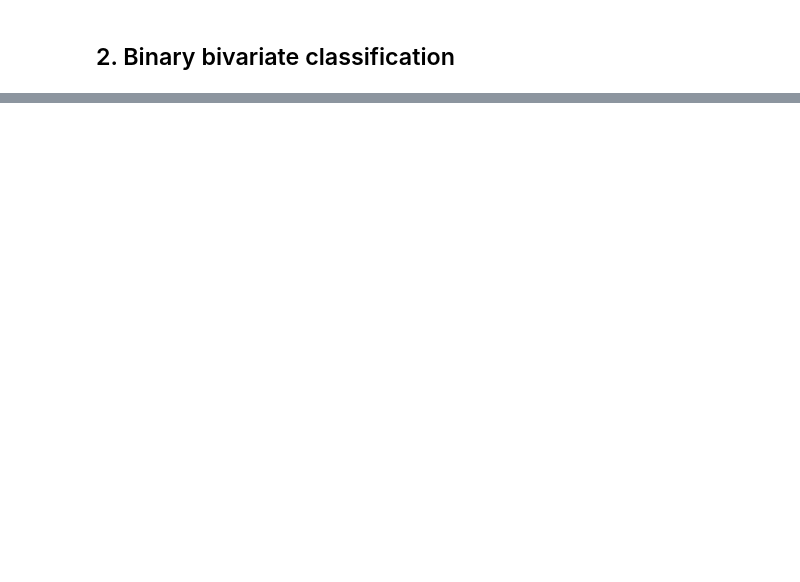
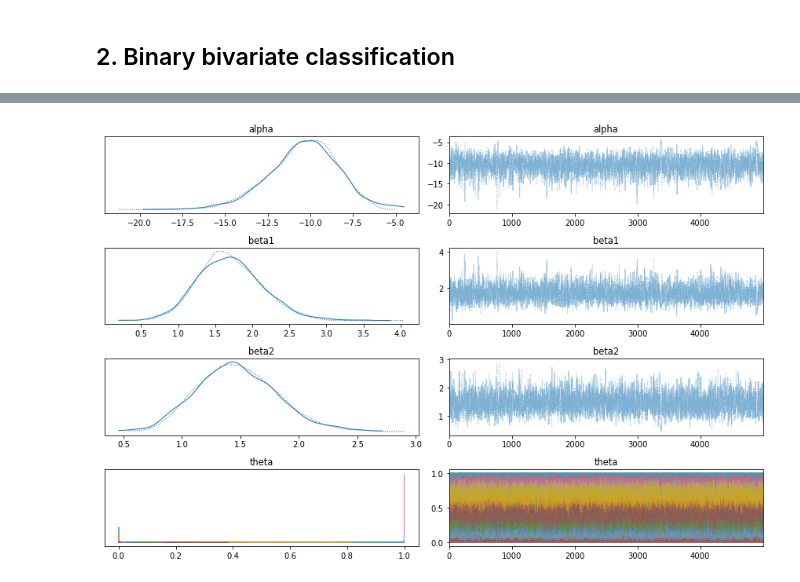
Before and after one commit to claudia-hm/BSPP, a Jupyter notebook: Project/submission/Logistic regression with pymc.ipynb, the cells around one changed output, grey strips where cells are left out. Drawn from its saved outputs; the diff is of its cells as text; code cells hidden in the pictures; blank space fills up the shorter version.

```diff
--- a/Project/submission/Logistic regression with pymc.ipynb
+++ b/Project/submission/Logistic regression with pymc.ipynb
@@ -178,0 +93,17 @@ plt.show()
+# %%
+with pm.Model() as model_0:
+    alpha = pm.Normal('alpha', mu=0, sigma=10)
+    beta1 = pm.Normal('beta1', mu=0, sigma=10)
+    beta2 = pm.Normal('beta2', mu=0, sigma=10)
+
+    mu = alpha + beta1 * x_0[:, 0] + beta2 * x_0[:, 1]
+    #theta = pm.Deterministic('theta', tt.nnet.sigmoid(mu))
+    theta = pm.Deterministic('theta', 1 / (1 + pm.math.exp(-mu)))
+
+    #bd = pm.Deterministic('bd', -alpha/beta)
+
+    yl = pm.Bernoulli('yl', p=theta, observed=y_0)
+
+    start = pm.find_MAP()
+    step = pm.NUTS()
+    trace_0 = pm.sample(5000, step, start)
@@ -178,0 +116,6 @@ plt.show()
+# %%
+az.plot_trace(trace_0)
+plt.tight_layout()
+plt.show()
+# %% [output]
+[figure, added]
```
Also changed, not shown: parts of 16 cells of this notebook.
